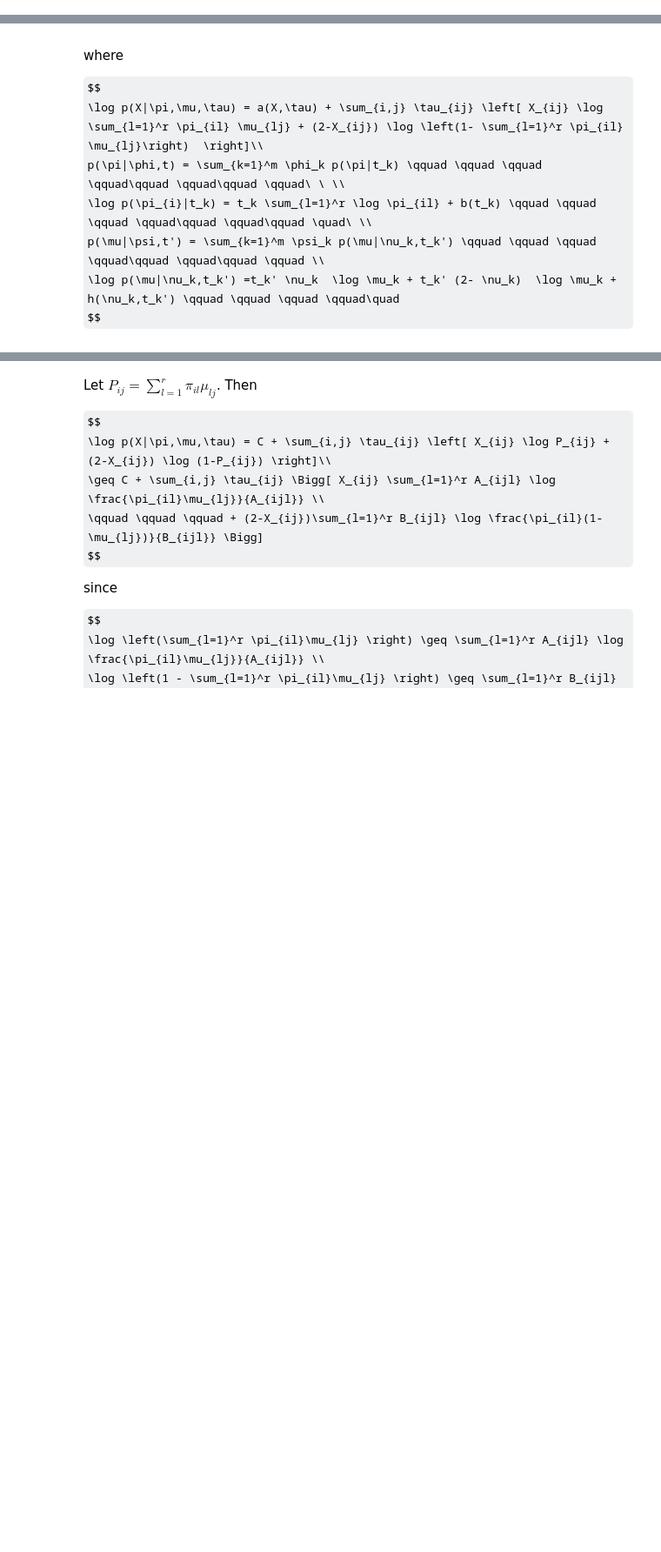
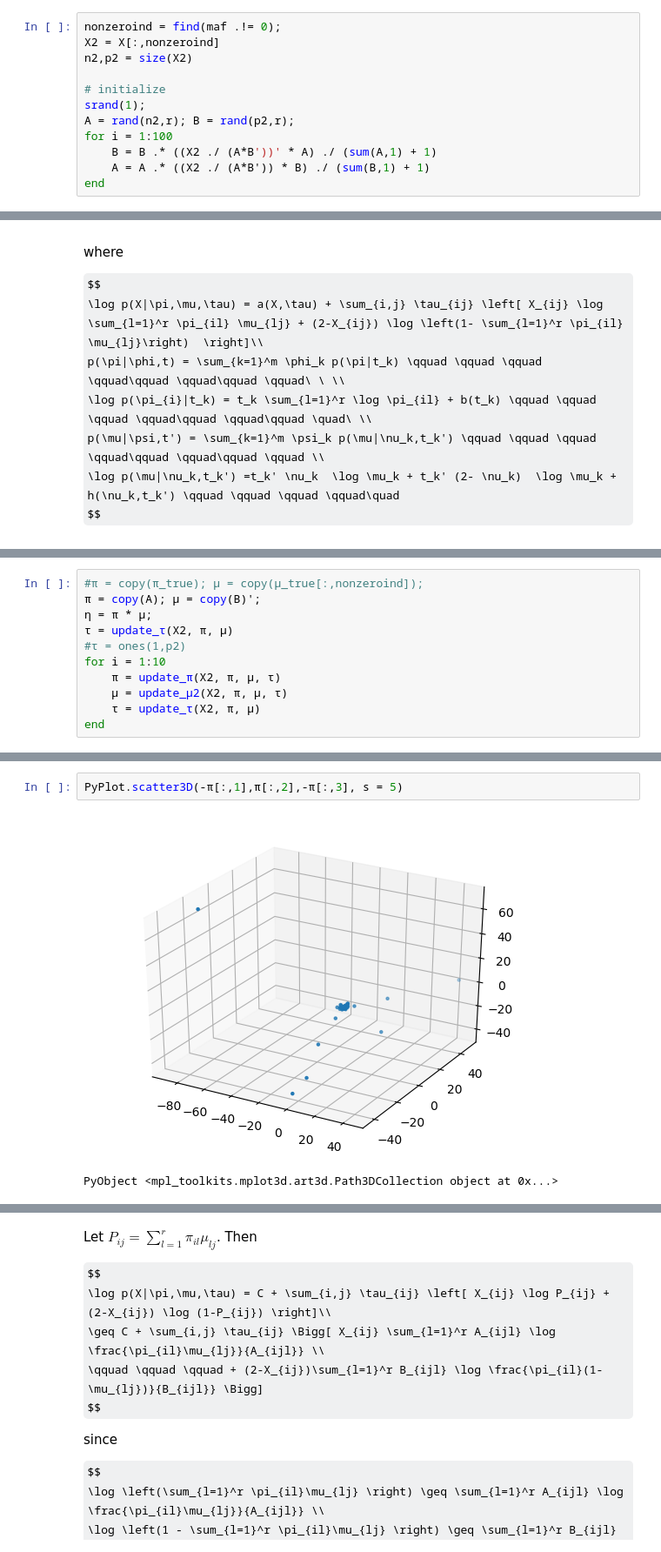
Before and after one commit to youngseok-kim/FLASH_STRUCTURE, a Jupyter notebook: docs/Matrix_factorization_1k_TeraSTRUCTURE_like.ipynb, the cells around one changed output, grey strips where cells are left out. Shown at 87% size. Cells and saved outputs as stored; diff of their text form; some formulas as TeX source; blank space fills up the shorter version.

```diff
--- a/docs/Matrix_factorization_1k_TeraSTRUCTURE_like.ipynb
+++ b/docs/Matrix_factorization_1k_TeraSTRUCTURE_like.ipynb
@@ -27,3 +92,15 @@ X = data["X"]
+# %%
+nonzeroind = find(maf .!= 0);
+X2 = X[:,nonzeroind]
+n2,p2 = size(X2)
+
+# initialize
+srand(1);
+A = rand(n2,r); B = rand(p2,r);
+for i = 1:100
+    B = B .* ((X2 ./ (A*B'))' * A) ./ (sum(A,1) + 1)
+    A = A .* ((X2 ./ (A*B')) * B) ./ (sum(B,1) + 1)
+end
 # %% [markdown]
 We seek to maximize
 
@@ -58,0 +180,11 @@ end
+# %%
+#π = copy(π_true); μ = copy(μ_true[:,nonzeroind]);
+π = copy(A); μ = copy(B)';
+η = π * μ;
+τ = update_τ(X2, π, μ)
+#τ = ones(1,p2)
+for i = 1:10
+    π = update_π(X2, π, μ, τ)
+    μ = update_μ2(X2, π, μ, τ)
+    τ = update_τ(X2, π, μ)
+end
@@ -58,0 +195,5 @@ end
+# %%
+PyPlot.scatter3D(-π[:,1],π[:,2],-π[:,3], s = 5)
+# %% [output]
+[figure, added]
+PyObject <mpl_toolkits.mplot3d.art3d.Path3DCollection object at 0x...>
```
Also changed, not shown: parts of 11 cells of this notebook, 6 other files.
